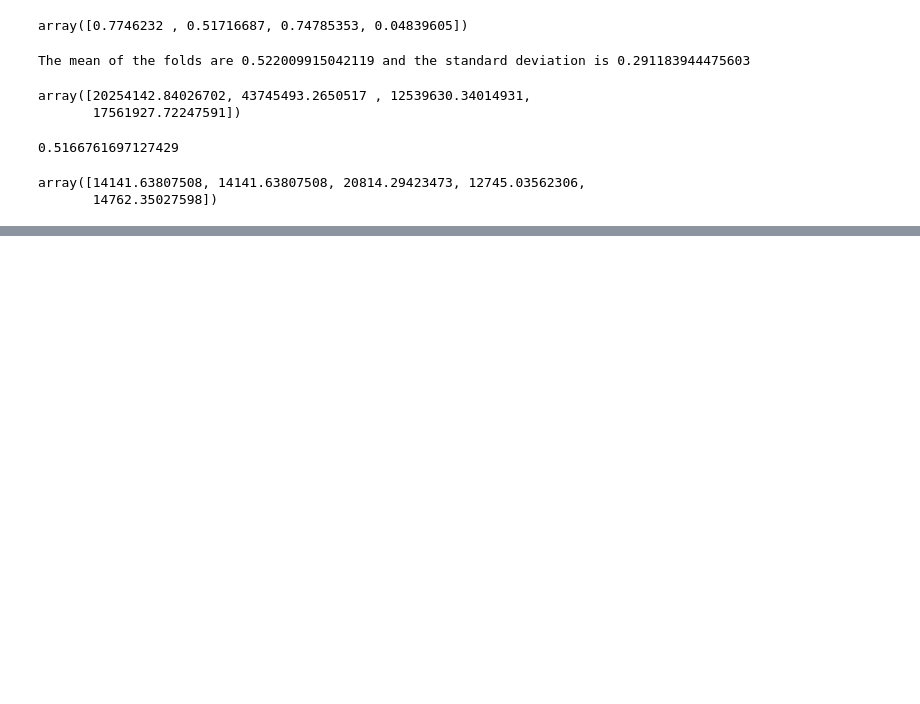
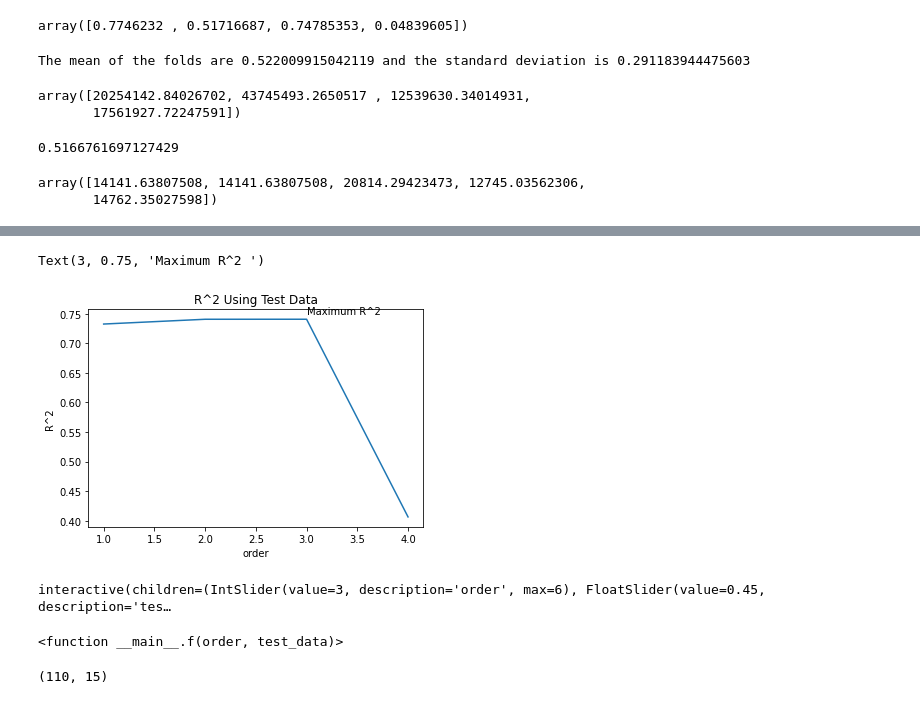
Before and after one commit to PosgradoMNA/actividades-de-aprendizaje-JulioperezA01793880, a Jupyter notebook: Datanalysis_modulo_5_julio_perez.ipynb, the cells around one changed output, grey strips where cells are left out. Cells and saved outputs as stored; diff of their text form; code cells hidden in the pictures; blank space fills up the shorter version.

```diff
--- a/Datanalysis_modulo_5_julio_perez.ipynb
+++ b/Datanalysis_modulo_5_julio_perez.ipynb
@@ -144,0 +216,23 @@ array([14141.63807508, 14141.63807508, 20814.29423473, 12745.03562306,
+# %%
+Rsqu_test = []
+
+order = [1, 2, 3, 4]
+for n in order:
+    pr = PolynomialFeatures(degree=n)
+
+    x_train_pr = pr.fit_transform(x_train[['horsepower']])
+
+    x_test_pr = pr.fit_transform(x_test[['horsepower']])
+
+    lr.fit(x_train_pr, y_train)
+
+    Rsqu_test.append(lr.score(x_test_pr, y_test))
+
+plt.plot(order, Rsqu_test)
+plt.xlabel('order')
+plt.ylabel('R^2')
+plt.title('R^2 Using Test Data')
+plt.text(3, 0.75, 'Maximum R^2 ')
+# %% [output]
+Text(3, 0.75, 'Maximum R^2 ')
+[figure, added]
@@ -144,0 +248,5 @@ array([14141.63807508, 14141.63807508, 20814.29423473, 12745.03562306,
+# %%
+interact(f, order=(0, 6, 1), test_data=(0.05, 0.95, 0.05))
+# %% [output]
+interactive(children=(IntSlider(value=3, description='order', max=6), FloatSlider(value=0.45, description='tes…
+<function __main__.f(order, test_data)>
@@ -144,0 +261,5 @@ array([14141.63807508, 14141.63807508, 20814.29423473, 12745.03562306,
+# %%
+#respuesta a pregunta 4c-
+x_train_pr1.shape
+# %% [output]
+(110, 15)
```
Also changed, not shown: parts of 18 cells of this notebook.
